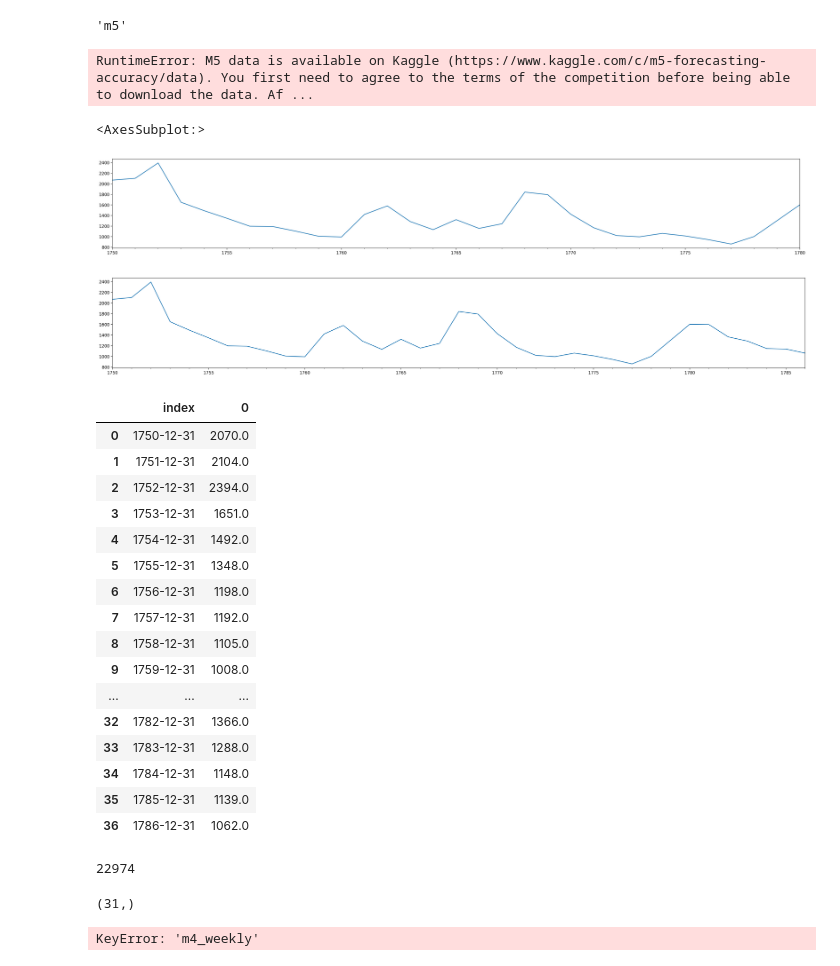
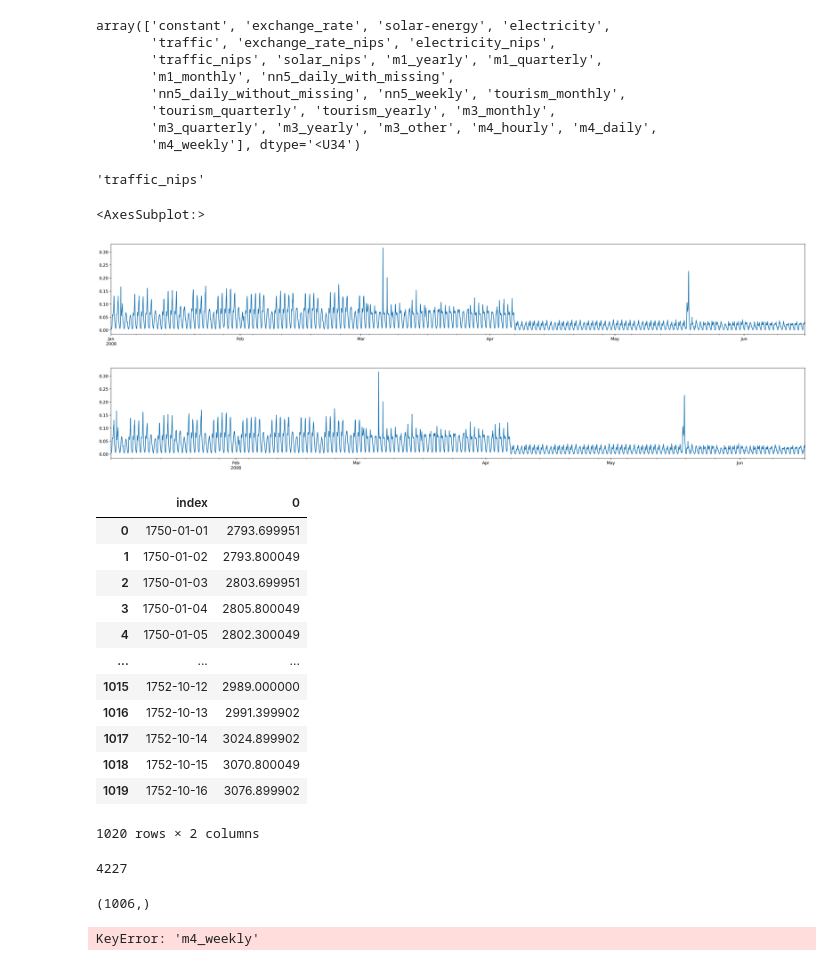
Before and after one commit to neuralprophet/benchmark_prophet, a Jupyter notebook: notebooks/gluon.ipynb, the cells around one changed output. Cells and saved outputs as stored; diff of their text form; code cells hidden in the pictures.

```diff
--- a/notebooks/gluon.ipynb
+++ b/notebooks/gluon.ipynb
@@ -21,49 +23,54 @@ not_yet_included = [9, 10, 11, 12, 13, 30, 31, 32]
+# %%
+np.array(dataset_names)[[i for i in  range(len(dataset_names)) if i not in not_yet_included]]
+# %% [output]
+array(['constant', 'exchange_rate', 'solar-energy', 'electricity',
+       'traffic', 'exchange_rate_nips', 'electricity_nips',
+       'traffic_nips', 'solar_nips', 'm1_yearly', 'm1_quarterly',
+       'm1_monthly', 'nn5_daily_with_missing',
+       'nn5_daily_without_missing', 'nn5_weekly', 'tourism_monthly',
+       'tourism_quarterly', 'tourism_yearly', 'm3_monthly',
+       'm3_quarterly', 'm3_yearly', 'm3_other', 'm4_hourly', 'm4_daily',
+       'm4_weekly'], dtype='<U34')
 # %%
-dataset_n = 33
+dataset_n = 7
 dataset_names[dataset_n]
 # %% [output]
-'m5'
+'traffic_nips'
 # %%
 ds = get_dataset(dataset_names[dataset_n])
-# %% [output]
-RuntimeError: M5 data is available on Kaggle (https://www.kaggle.com/c/m5-forecasting-accuracy/data). You first need to agree to the terms of the competition before being able to download the data. Af ...
 # %%
 plt.figure(figsize = (30, 4), dpi = 200)
-to_pandas(list(ds.train)[1]).plot()
+to_pandas(list(ds.train)[0]).plot()
 plt.figure(figsize = (30, 4), dpi = 200)
-to_pandas(list(ds.test)[1]).plot()
+to_pandas(list(ds.test)[0]).plot()
 # %% [output]
 <AxesSubplot:>
-[figure, old version]
+[figure, new version]
-[figure, old version]
+[figure, new version]
 # %%
 to_pandas(list(ds.train)[1]).reset_index().merge(to_pandas(list(ds.test)[1]).reset_index(), how = 'outer')
 # %% [output]
 |  | index | 0 |
-| 0 | 1750-12-31 | 2070.0 |
-| 1 | 1751-12-31 | 2104.0 |
-| 2 | 1752-12-31 | 2394.0 |
-| 3 | 1753-12-31 | 1651.0 |
-| 4 | 1754-12-31 | 1492.0 |
-| 5 | 1755-12-31 | 1348.0 |
-| 6 | 1756-12-31 | 1198.0 |
-| 7 | 1757-12-31 | 1192.0 |
-| 8 | 1758-12-31 | 1105.0 |
-| 9 | 1759-12-31 | 1008.0 |
+| 0 | 1750-01-01 | 2793.699951 |
+| 1 | 1750-01-02 | 2793.800049 |
+| 2 | 1750-01-03 | 2803.699951 |
+| 3 | 1750-01-04 | 2805.800049 |
+| 4 | 1750-01-05 | 2802.300049 |
 | ... | ... | ... |
-| 32 | 1782-12-31 | 1366.0 |
-| 33 | 1783-12-31 | 1288.0 |
-| 34 | 1784-12-31 | 1148.0 |
-| 35 | 1785-12-31 | 1139.0 |
-| 36 | 1786-12-31 | 1062.0 |
+| 1015 | 1752-10-12 | 2989.000000 |
+| 1016 | 1752-10-13 | 2991.399902 |
+| 1017 | 1752-10-14 | 3024.899902 |
+| 1018 | 1752-10-15 | 3070.800049 |
+| 1019 | 1752-10-16 | 3076.899902 |
+1020 rows × 2 columns
 # %%
 len(list(ds.train))
 # %% [output]
-22974
+4227
 # %%
-to_pandas(list(ds.train)[0]).shape
+to_pandas(list(ds.train)[1]).shape
 # %% [output]
-(31,)
+(1006,)
 # %%
 for ts in range(len(list(ds.train))):
 #     df = to_pandas(list(ds.train)[ts]).reset_index()
```
Also changed, not shown: parts of 2 cells of this notebook, 6 other files.
